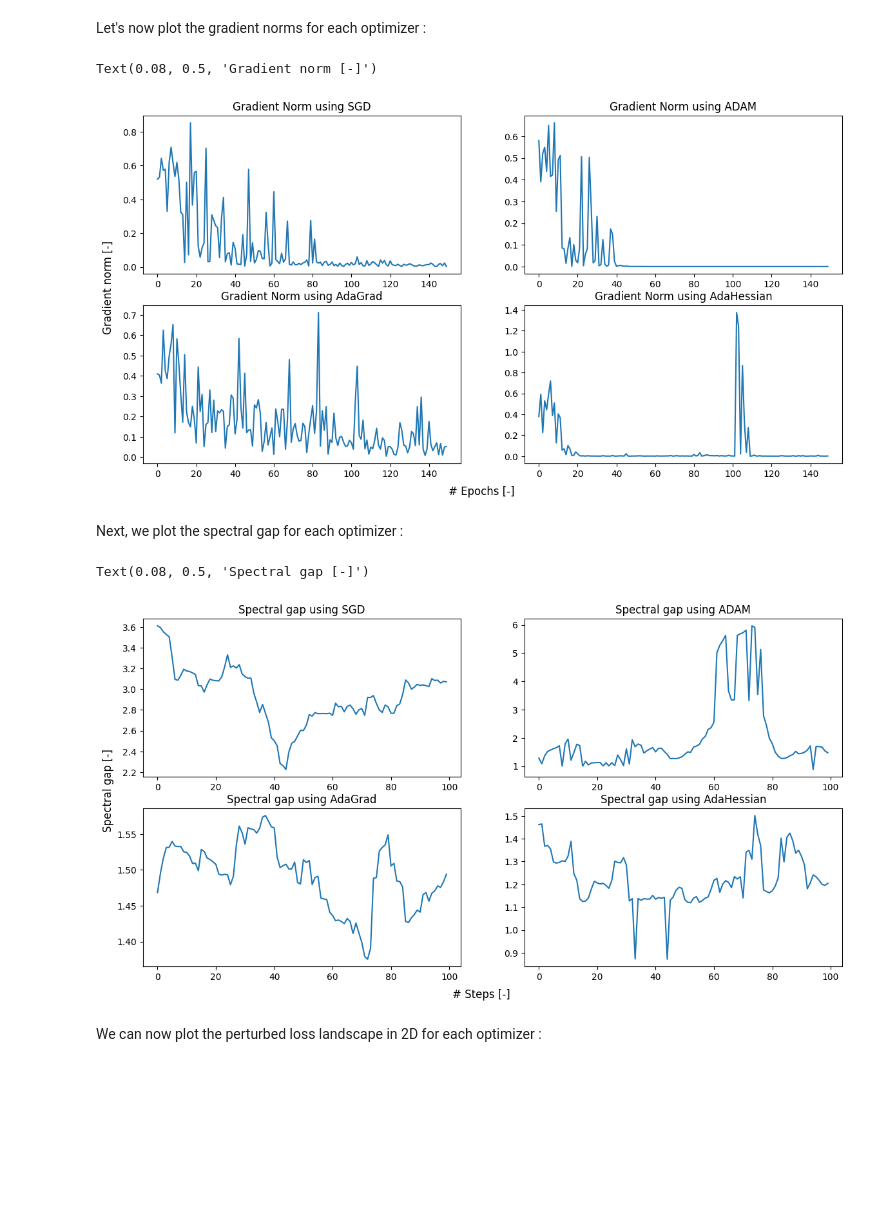
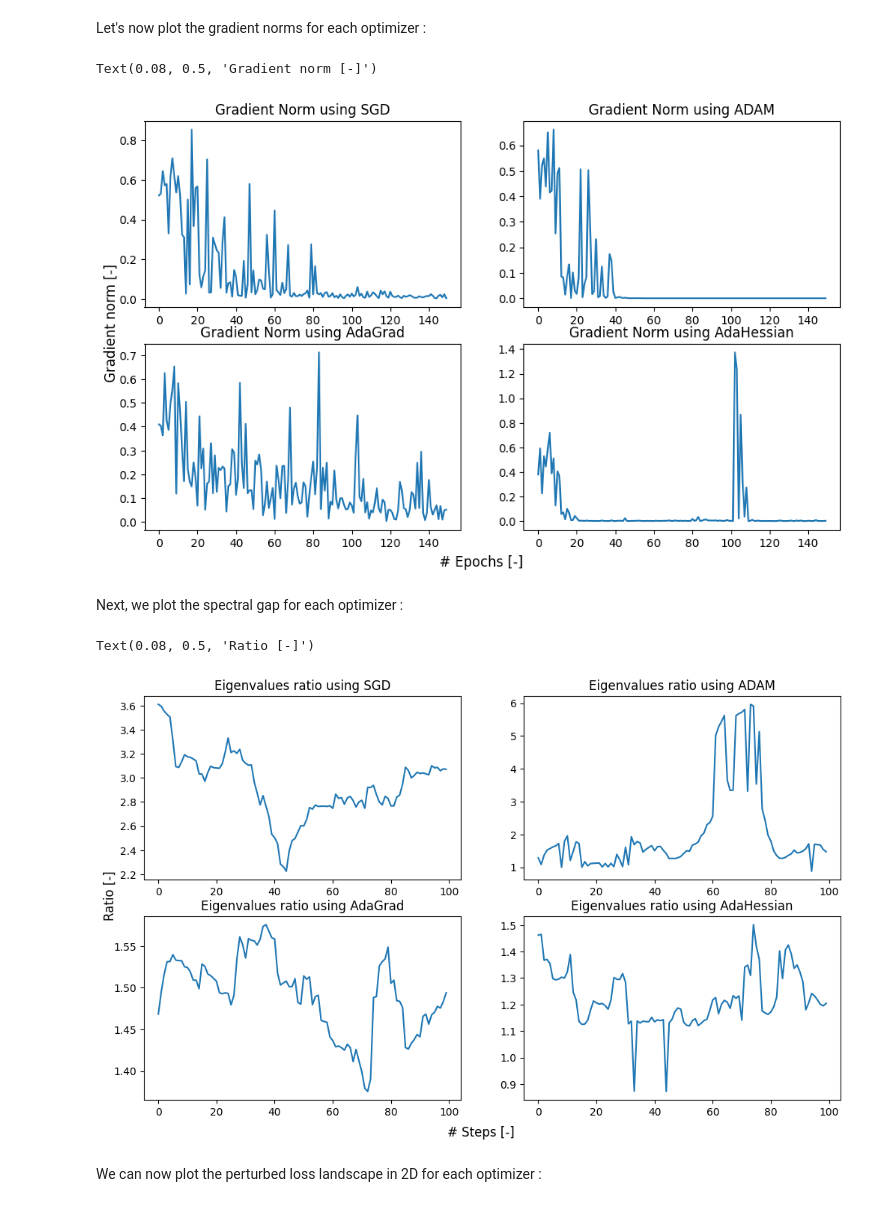
Before and after one commit to albias1996/OptML_project, a Jupyter notebook: plotting_results.ipynb, the cells around one changed output. Saved outputs shown, nothing was run; the diff lists cells and outputs as text; code cells hidden in the pictures; blank space fills up the shorter version.

```diff
--- a/plotting_results.ipynb
+++ b/plotting_results.ipynb
@@ -71,33 +71,33 @@ def grad_norm_plot(ax, x_data, y_data, title):
     #ax.set_ylabel('Gradient norm', fontsize=15)
     #ax.legend(loc='upper right', fontsize="10")
 # %%
-fig, ax = plt.subplots(2,2,figsize=(14,7))
+fig, ax = plt.subplots(2,2,figsize=(11,6.5))
 
 grad_norm_plot(ax[0,0], range(len(sgd_grad_norms)), sgd_grad_norms, 'Gradient Norm using SGD')
 grad_norm_plot(ax[0,1], range(len(adam_grad_norms)), adam_grad_norms, 'Gradient Norm using ADAM')
 grad_norm_plot(ax[1,0], range(len(adagrad_grad_norms)), adagrad_grad_norms, 'Gradient Norm using AdaGrad')
 grad_norm_plot(ax[1,1], range(len(adahessian_grad_norms)), adahessian_grad_norms, 'Gradient Norm using AdaHessian')
 
 fig.text(0.5, 0.04, '# Epochs [-]', ha='center', fontsize="12")
 fig.text(0.08, 0.5, 'Gradient norm [-]', va='center', rotation='vertical', fontsize="12")
 # %% [output]
 Text(0.08, 0.5, 'Gradient norm [-]')
-[figure, old version]
+[figure, new version]
 # %% [markdown]
 Next, we plot the spectral gap for each optimizer :
 # %%
-fig, ax = plt.subplots(2,2,figsize=(14,7))
+fig, ax = plt.subplots(2,2,figsize=(12,7))
 
-grad_norm_plot(ax[0,0], range(len(sgd_spectral_gap)), sgd_spectral_gap, 'Spectral gap using SGD')
-grad_norm_plot(ax[0,1], range(len(adam_spectral_gap)), adam_spectral_gap, 'Spectral gap using ADAM')
-grad_norm_plot(ax[1,0], range(len(adagrad_spectral_gap)), adagrad_spectral_gap, 'Spectral gap using AdaGrad')
-grad_norm_plot(ax[1,1], range(len(adahessian_spectral_gap)), adahessian_spectral_gap, 'Spectral gap using AdaHessian')
+grad_norm_plot(ax[0,0], range(len(sgd_spectral_gap)), sgd_spectral_gap, 'Eigenvalues ratio using SGD')
+grad_norm_plot(ax[0,1], range(len(adam_spectral_gap)), adam_spectral_gap, 'Eigenvalues ratio using ADAM')
+grad_norm_plot(ax[1,0], range(len(adagrad_spectral_gap)), adagrad_spectral_gap, 'Eigenvalues ratio using AdaGrad')
+grad_norm_plot(ax[1,1], range(len(adahessian_spectral_gap)), adahessian_spectral_gap, 'Eigenvalues ratio using AdaHessian')
 
 fig.text(0.5, 0.04, '# Steps [-]', ha='center', fontsize="12")
-fig.text(0.08, 0.5, 'Spectral gap [-]', va='center', rotation='vertical', fontsize="12")
+fig.text(0.08, 0.5, 'Ratio [-]', va='center', rotation='vertical', fontsize="12")
 # %% [output]
-Text(0.08, 0.5, 'Spectral gap [-]')
+Text(0.08, 0.5, 'Ratio [-]')
-[figure, old version]
+[figure, new version]
 # %% [markdown]
 We can now plot the perturbed loss landscape in 2D for each optimizer :
 # %%
```
Also changed, not shown: parts of 1 cell of this notebook.
